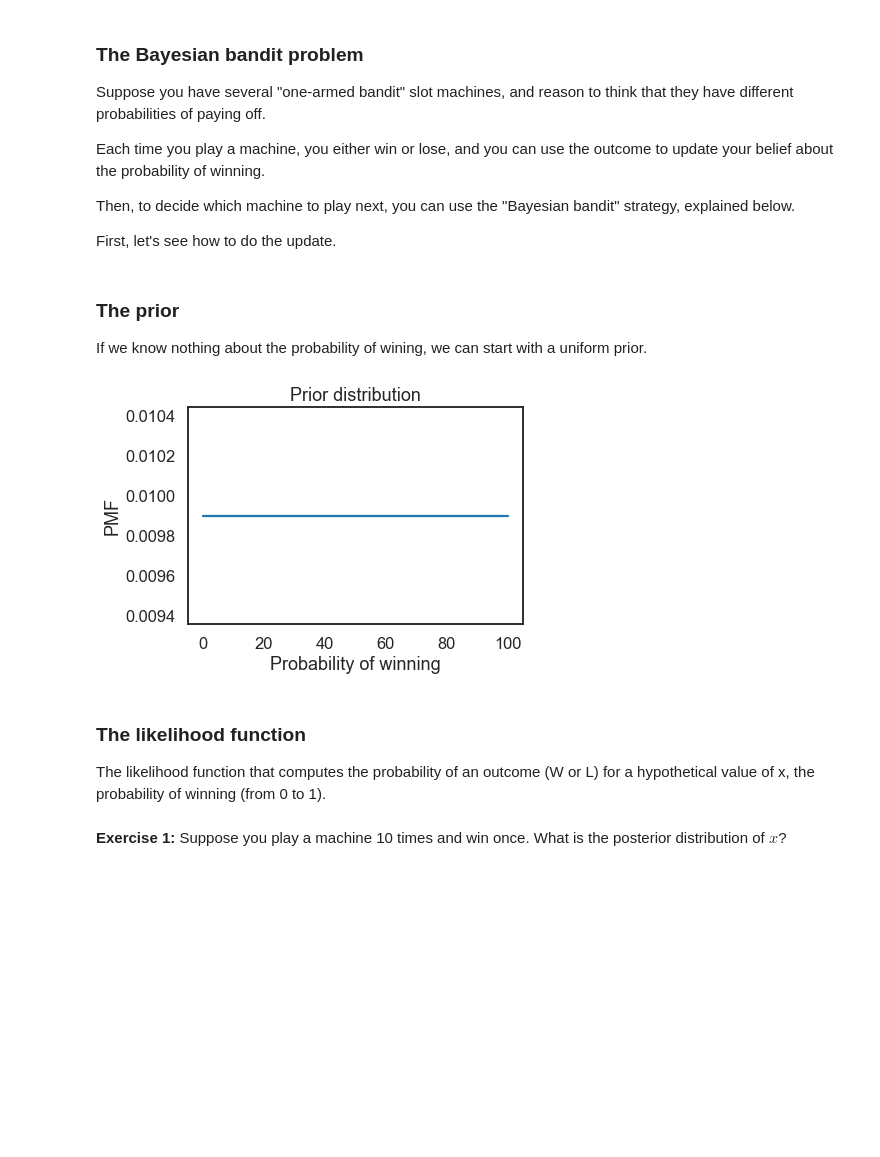
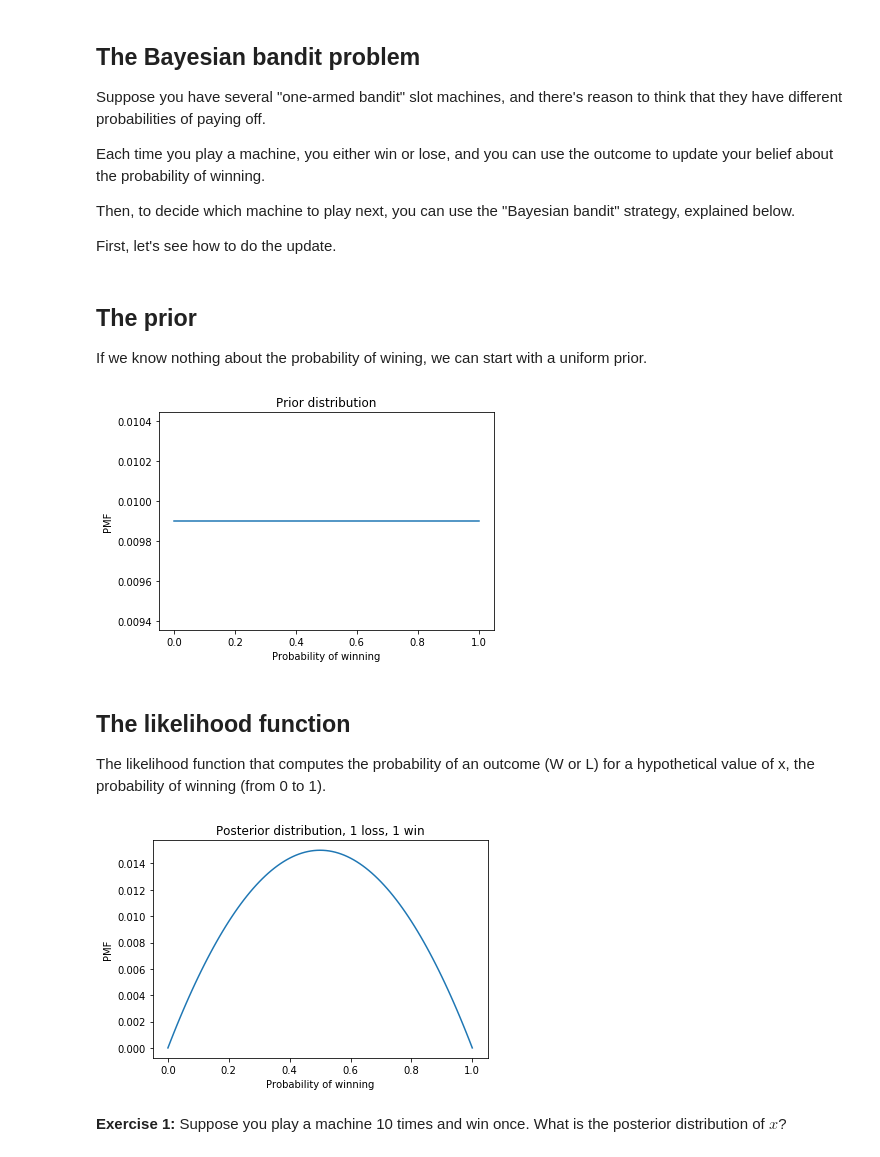
Before and after one commit to AllenDowney/BiteSizeBayes, a Jupyter notebook: bandit_soln.ipynb, the cells around one changed output. Cells and saved outputs as stored; diff of their text form; code cells hidden in the pictures; blank space fills up the shorter version.

```diff
--- a/bandit_soln.ipynb
+++ b/bandit_soln.ipynb
@@ -30,7 +21,7 @@ from empiricaldist import Pmf
 # %% [markdown]
-### The Bayesian bandit problem
+## The Bayesian bandit problem
 
-Suppose you have several "one-armed bandit" slot machines, and reason to think that they have different probabilities of paying off.
+Suppose you have several "one-armed bandit" slot machines, and there's reason to think that they have different probabilities of paying off.
 
 Each time you play a machine, you either win or lose, and you can use the outcome to update your belief about the probability of winning.
 
@@ -38,7 +29,7 @@ Then, to decide which machine to play next, you can use the "Bayesian bandit" st
 
 First, let's see how to do the update.
 # %% [markdown]
-### The prior
+## The prior
 
 If we know nothing about the probability of wining, we can start with a uniform prior.
 # %%
@@ -53,11 +47,10 @@ def decorate_bandit(title):
 # %%
-bandit = Pmf.from_seq(range(101))
-bandit.plot()
+prior.plot()
 decorate_bandit('Prior distribution')
 # %% [output]
-[figure, old version]
+[figure, new version]
 # %% [markdown]
-### The likelihood function
+## The likelihood function
 
 The likelihood function that computes the probability of an outcome (W or L) for a hypothetical value of x, the probability of winning (from 0 to 1).
 # %%
@@ -77,3 +70,11 @@ def likelihood_bandit(data, hypo):
+# %%
+bandit = prior.copy()
+update(bandit, 'W')
+update(bandit, 'L')
+bandit.plot()
+decorate_bandit('Posterior distribution, 1 loss, 1 win')
+# %% [output]
+[figure, added]
 # %% [markdown]
 **Exercise 1:** Suppose you play a machine 10 times and win once.  What is the posterior distribution of $x$?
 # %%
```
Also changed, not shown: parts of 31 cells of this notebook, 1 other file.
